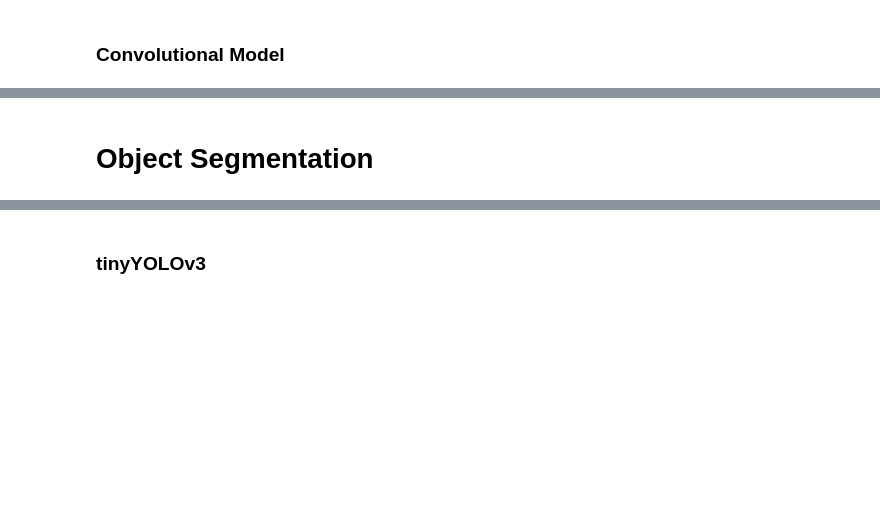
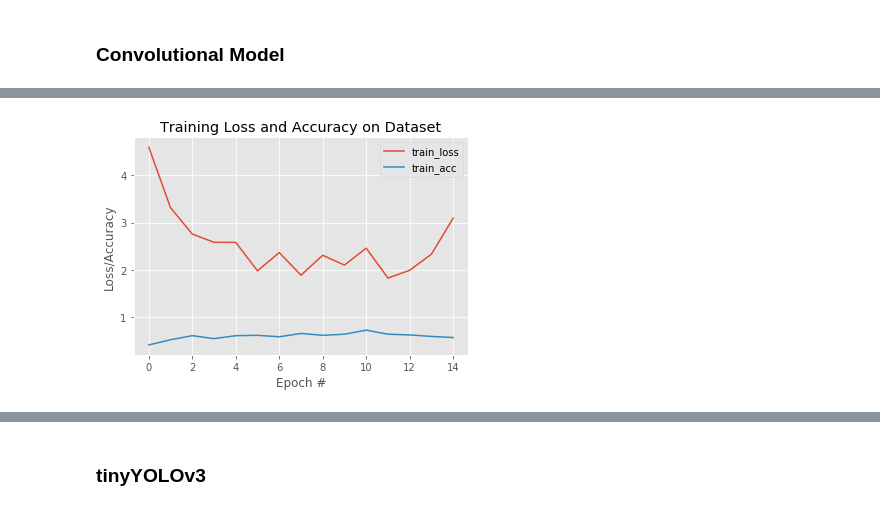
Before and after one commit to chrisoyer/sidewalk_deep-learning, a Jupyter notebook: Image_classification.ipynb, the cells around one changed output, grey strips where cells are left out. Drawn from its saved outputs; the diff is of its cells as text; code cells hidden in the pictures; blank space fills up the shorter version.

```diff
--- a/Image_classification.ipynb
+++ b/Image_classification.ipynb
@@ -231,3 +268,0 @@ This will use a pretrained model as the basis for a nn that identifies the part
-# %%
-learning_rate = 0.0001
-loss = 'binary_crossentropy'
@@ -247,10 +286,13 @@ prediction_layer = tf.keras.layers.Dense(1)
 mnet_model = tf.keras.Sequential([
   pretrained_mobilenet,
   global_pooling_layer,
+  tf.keras.layers.Dense(64),
   prediction_layer])
 
 mnet_model.compile(optimizer=RMSprop(lr=learning_rate),
               loss=loss,
-              metrics=['accuracy'])
+              metrics=['accuracy',
+                       tf.keras.metrics.AUC(),
+                       'matthews_correlation'])
 mnet_model.summary()
 # %% [output]
@@ -271,9 +300,9 @@ _________________________________________________________________
 # %%
 mnet_history = mnet_model.fit_generator(
-        train_augmented_generator,
+        train_generator,
         steps_per_epoch=int(total_train_samples/batch_size),
         epochs=n_epochs,
         verbose=1,
-        validation_data=vdate_datagen
-        validation_steps=int(total_vdate_samples/batch_size),
-        use_multiprocessing=True)
+        #validation_data=vdate_datagen,
+        #validation_steps=int(total_vdate_samples/batch_size),
+        use_multiprocessing=False)
@@ -280,2 +327,4 @@ mnet_history = mnet_model.fit_generator(
-# %% [markdown]
-# Object Segmentation
+# %%
+history_plotter(mnet_history, plot_validation=False)
+# %% [output]
+[figure, added]
```
Also changed, not shown: parts of 28 cells of this notebook.
